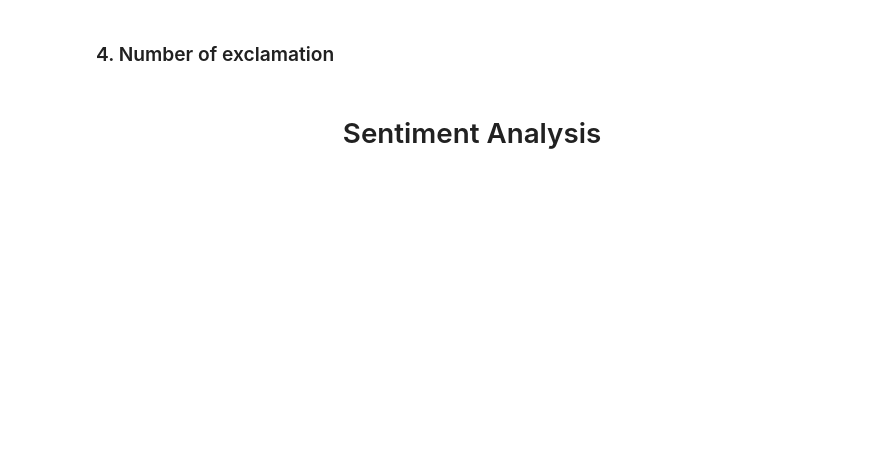
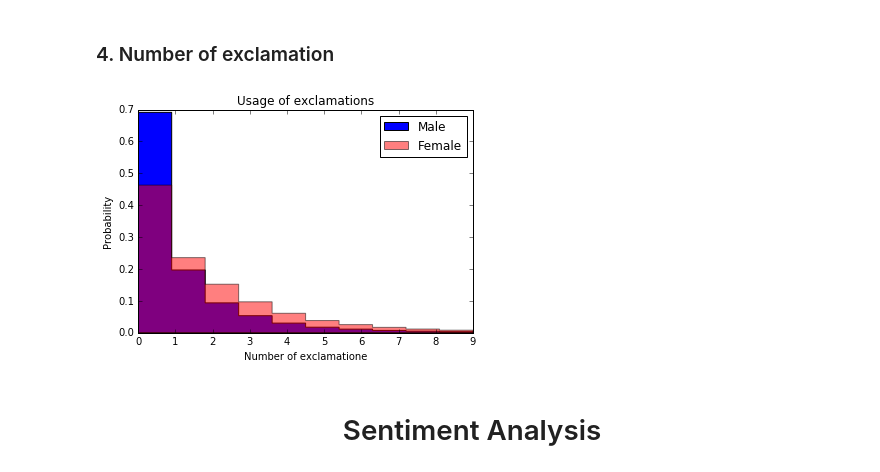
Before and after one commit to LargePanda/yelp_gender, a Jupyter notebook: analysis.ipynb, the cells around one changed output. Cells and saved outputs as stored; diff of their text form; code cells hidden in the pictures; blank space fills up the shorter version.

```diff
--- a/analysis.ipynb
+++ b/analysis.ipynb
@@ -196,13 +188,15 @@ def num_ex_dist(review_set):
 m_num_ex_dist = num_ex_dist(m_reviews)
 f_num_ex_dist = num_ex_dist(f_reviews)
 # %%
-plt.hist([n for n in m_num_ex_dist if n <10], bins=40, histtype='stepfilled', normed=True, color='b', label='Male')
-plt.hist([n for n in f_num_ex_dist if n <10], bins=40, histtype='stepfilled', normed=True, color='r', alpha=0.5, label='Female')
-plt.title("Usage of sentences")
-plt.xlabel("Number of sentence")
+plt.hist([n for n in m_num_ex_dist if n <10], bins=10, histtype='stepfilled', normed=True, color='b', label='Male')
+plt.hist([n for n in f_num_ex_dist if n <10], bins=10, histtype='stepfilled', normed=True, color='r', alpha=0.5, label='Female')
+plt.title("Usage of exclamations")
+plt.xlabel("Number of exclamatione")
 plt.ylabel("Probability")
 plt.legend()
 plt.show()
+# %% [output]
+[figure, added]
 # %% [markdown]
 <h1 align="center">Sentiment Analysis</h1>
 # %%
```
Also changed, not shown: parts of 60 cells of this notebook, 2 other files.
